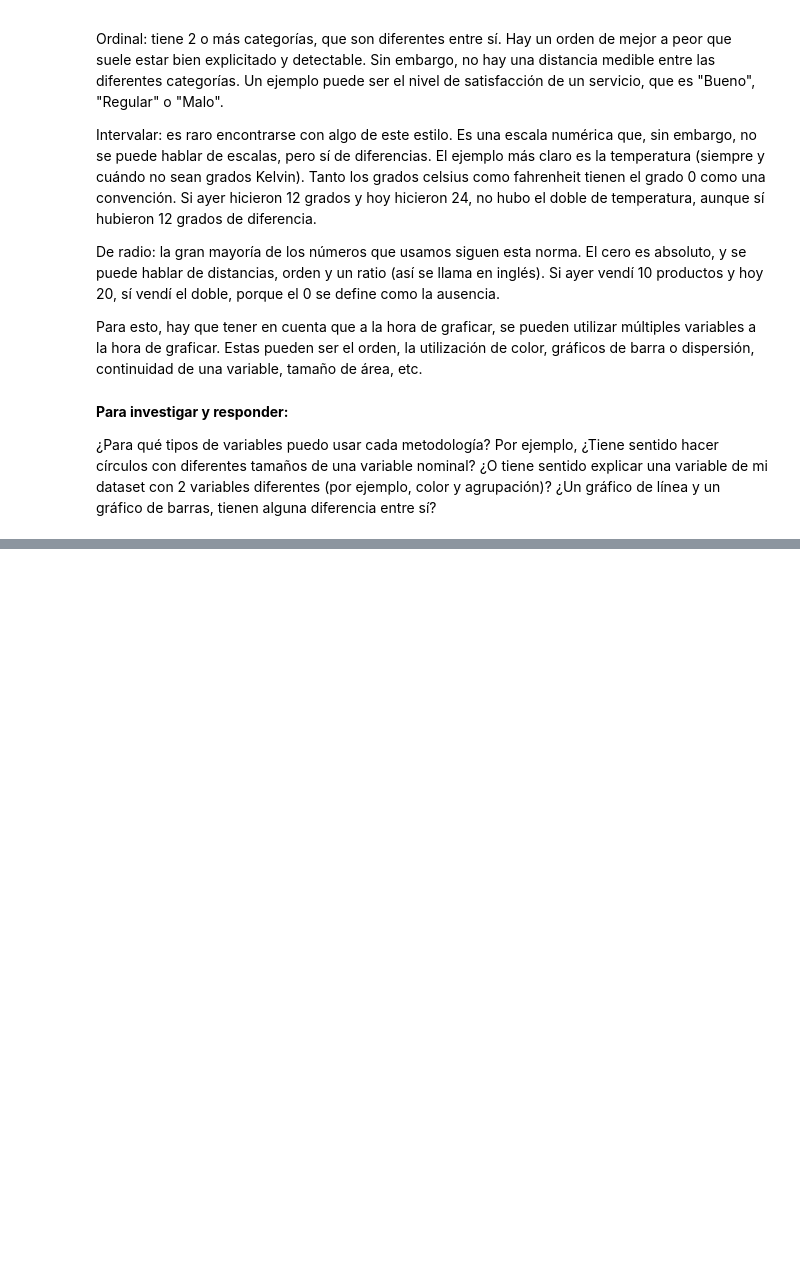
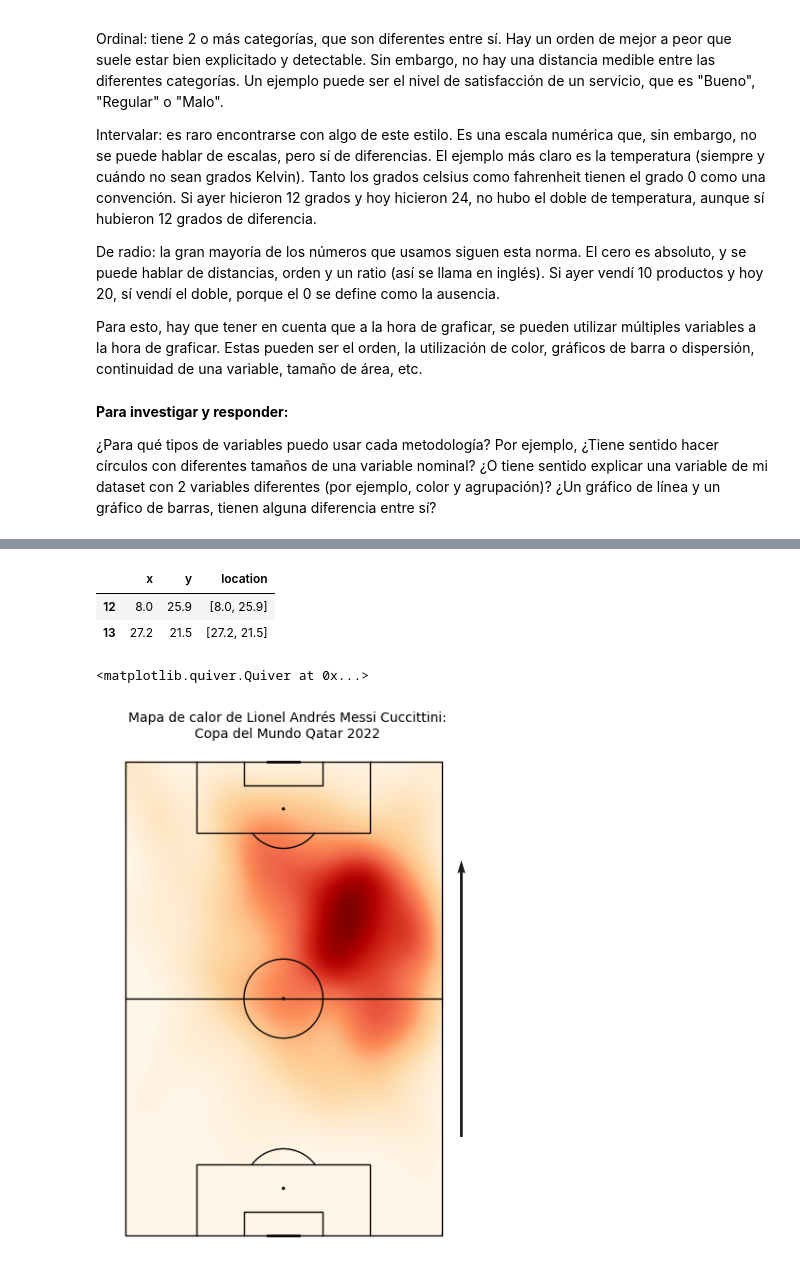
Before and after one commit to IEEESBITBA/Curso-python, a Jupyter notebook: Curso_Analisis_de_Datos_Clases/Clase_2_Analisis_de_Datos.ipynb, the cells around one changed output, grey strips where cells are left out. Saved outputs shown, nothing was run; the diff lists cells and outputs as text; code cells hidden in the pictures; blank space fills up the shorter version.

Commit message:
Added Anexo Fútbol to Clase 2 Análisis de datos

```diff
--- a/Curso_Analisis_de_Datos_Clases/Clase_2_Analisis_de_Datos.ipynb
+++ b/Curso_Analisis_de_Datos_Clases/Clase_2_Analisis_de_Datos.ipynb
@@ -1108,0 +1162,54 @@ Para esto, hay que tener en cuenta que a la hora de graficar, se pueden utilizar
+# %%
+# Todo el acceso a los datos ocurre en esta celda
+
+# Descargamos las competiciones
+free_comps = sb.competitions()    # "free_comps" guarda un DataFrame los ids y nombres de las competiciones disponibles para descargar
+mundial22 = free_comps[(free_comps['competition_name']=='FIFA World Cup') & (free_comps['season_name']=='2022')]  # Accedemos
+id1, id2 = mundial22.competition_id.values[0], mundial22.season_id.values[0]  # Identificadores del torneo y año que vamos a querer
+
+# Descargamos los partidos
+partidos = sb.matches(competition_id=id1,season_id=id2) # Accedemos a los partidos en base a los identificadores del punto anterior
+partidos = partidos[(partidos['home_team']=='Argentina') | (partidos['away_team']=='Argentina')]  # Nos quedamos con todos los partidos de Argentina
+# "partidos" guarda un DataFrame con los ids y nombres de los partidos del torneo seleccionado
+
+# Para cada uno de los partido accedemos a sus eventos (pases, tiros, etc...) y lo guardamos en un DataFrame
+ids = [i for i in partidos['match_id']]
+lista_eventos = []
+for id in ids:
+    eventos = sb.events(match_id=id)
+    lista_eventos.append(eventos)
+lista_eventos = pd.concat(lista_eventos, ignore_index=True)
+
+# Por ultimo, pero no menos importante:
+lista_eventos = lista_eventos[lista_eventos['team']=='Argentina']     # Nos quedamos solo con los eventos de jugadores argentinos
+lista_eventos[['x','y']]=lista_eventos.location.apply(pd.Series)      # La coordenada del evento está en una columna, entonces la separamos
+
+lista_eventos[lista_eventos['type']=='Pass'][['x','y','location']].head(2)  # Vemos que estaba antes 'location' y como quedo ahora separada en 'x' e 'y'
+# %% [output]
+|  | x | y | location |
+| 12 | 8.0 | 25.9 | [8.0, 25.9] |
+| 13 | 27.2 | 21.5 | [27.2, 21.5] |
+# %%
+# Al seleccionar el nombre del jugador verificar con qué nombre figura en el DataFrame
+
+jugador = 'Lionel Andrés Messi Cuccittini'
+acciones = lista_eventos[lista_eventos['player']==jugador]    # Nos quedamos solo con los eventos de ese jugador
+cancha = VerticalPitch(pitch_type='statsbomb', line_color='black', linewidth=1, pitch_color='white')  # Instanciamos un objeto cancha
+fig,ax = cancha.draw(figsize=(8,6))   # Dibujamos la cancha
+
+cancha.kdeplot(acciones.x,    # Coordenadas 'x'
+                acciones.y,   # Coordenadas 'y'
+                ax=ax,
+                levels=100,
+                fill=True,
+                shade_lowest=True,
+                cmap='OrRd',
+                zorder=0
+                )   # El resto son argumentos que cambian cómo graficamos la cancha y sus características, prueben cambiarlos para ver cómo varía
+
+ax.set_title(f'Mapa de calor de {jugador}:\nCopa del Mundo Qatar 2022', fontsize=10, loc='center')
+ax.set_xlim(-5,87)
+cancha.arrows(25,85,95,85,width=2,alpha=.9,ax=ax)   # Flecha indicando el sentido de ataque
+# %% [output]
+<matplotlib.quiver.Quiver at 0x...>
+[figure, added]
```
Also changed, not shown: parts of 12 cells of this notebook.
